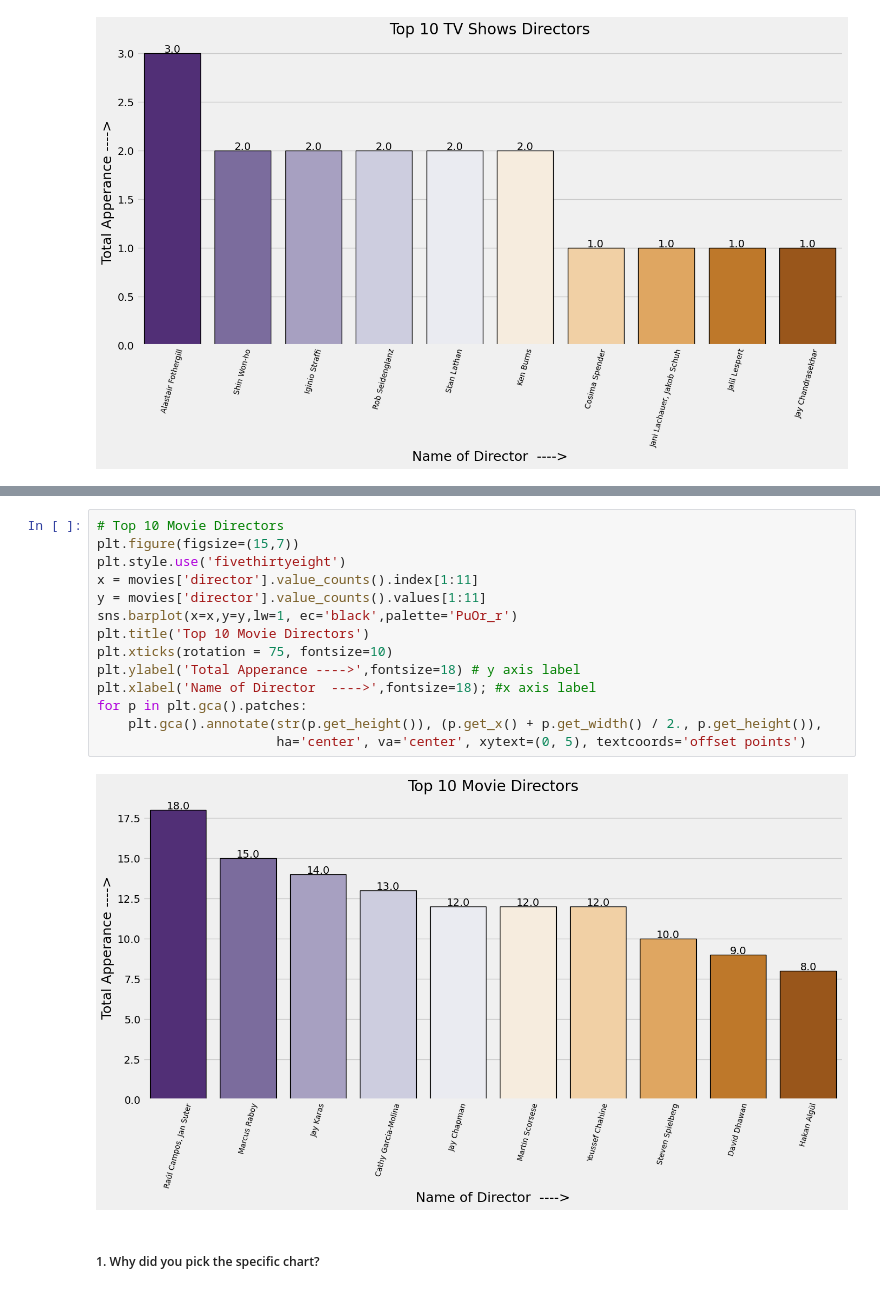
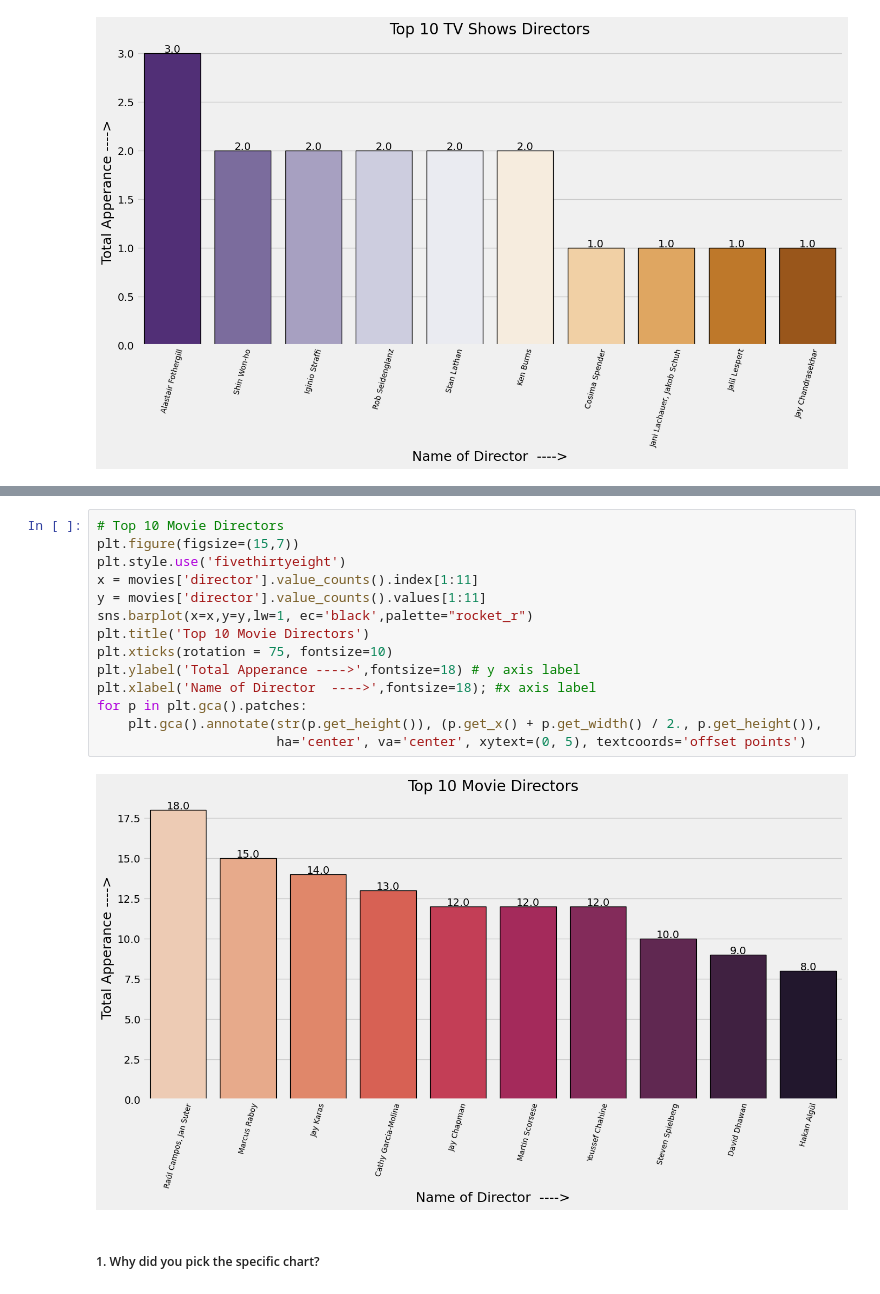
Before and after one commit to amol004/NETFLIX-MOVIES-AND-TV-SHOWS-CLUSTERING, a Jupyter notebook: NETFLIX_MOVIES_AND_TV_SHOWS_CLUSTERING.ipynb, the cells around one changed output, grey strips where cells are left out. Cells and saved outputs as stored; diff of their text form.

```diff
--- a/NETFLIX_MOVIES_AND_TV_SHOWS_CLUSTERING.ipynb
+++ b/NETFLIX_MOVIES_AND_TV_SHOWS_CLUSTERING.ipynb
@@ -545,19 +553,19 @@ for p in plt.gca().patches:
 # %%
 # Top 10 Movie Directors
 plt.figure(figsize=(15,7))
 plt.style.use('fivethirtyeight')
 x = movies['director'].value_counts().index[1:11]
 y = movies['director'].value_counts().values[1:11]
-sns.barplot(x=x,y=y,lw=1, ec='black',palette='PuOr_r')
+sns.barplot(x=x,y=y,lw=1, ec='black',palette="rocket_r")
 plt.title('Top 10 Movie Directors')
 plt.xticks(rotation = 75, fontsize=10)
 plt.ylabel('Total Apperance ---->',fontsize=18) # y axis label
 plt.xlabel('Name of Director  ---->',fontsize=18); #x axis label
 for p in plt.gca().patches:
     plt.gca().annotate(str(p.get_height()), (p.get_x() + p.get_width() / 2., p.get_height()),
                        ha='center', va='center', xytext=(0, 5), textcoords='offset points')
 # %% [output]
-[figure, old version]
+[figure, new version]
 # %% [markdown]
 ##### 1. Why did you pick the specific chart?
 # %% [markdown]
```
Also changed, not shown: parts of 15 cells of this notebook.
